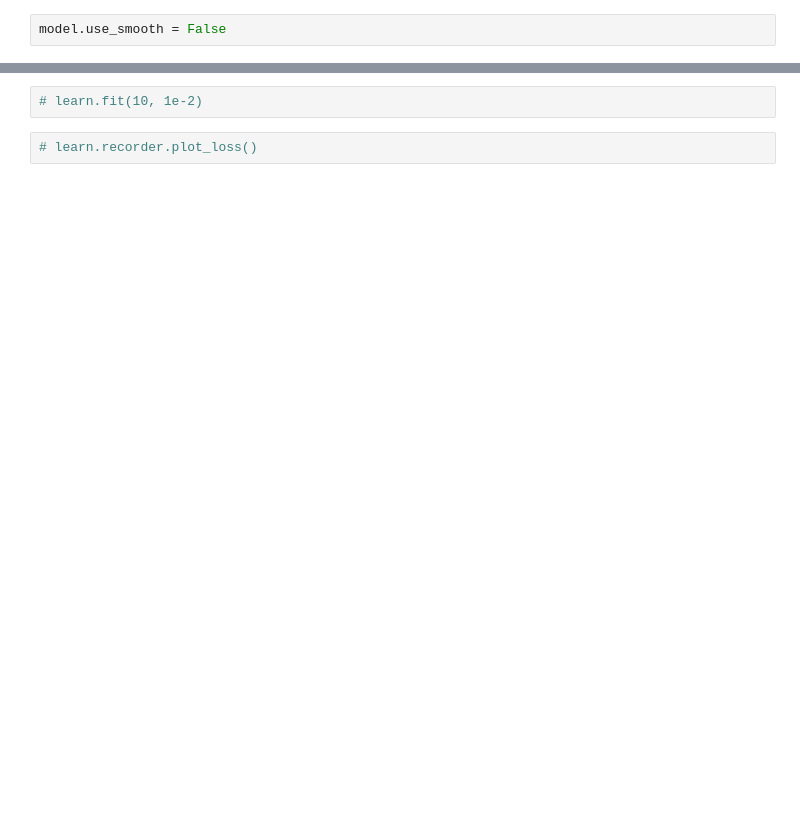
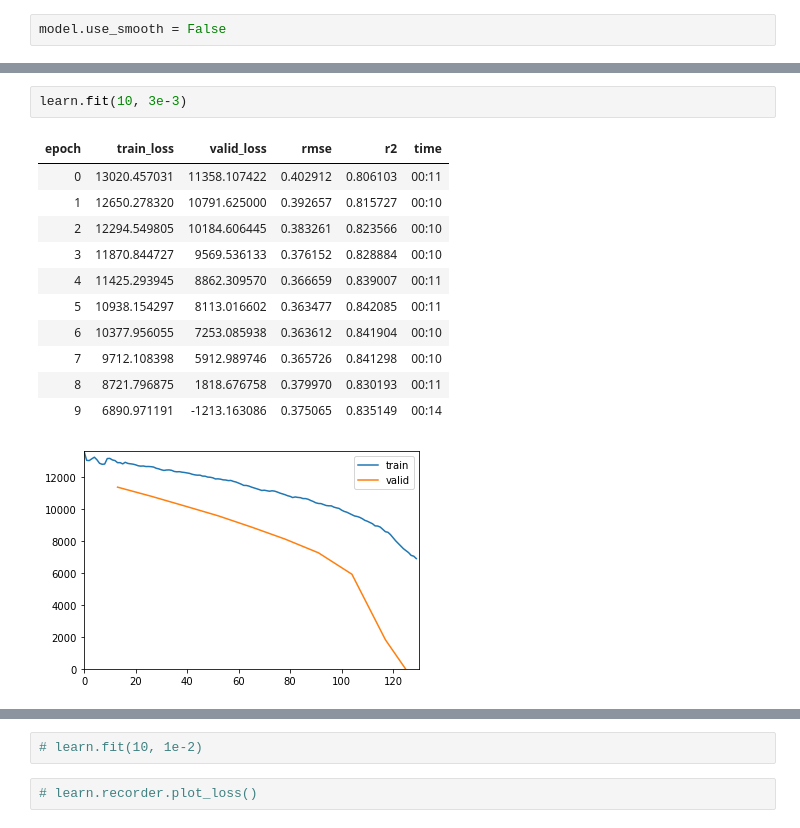
Before and after one commit to mone27/meteo_imp, a Jupyter notebook: analysis/kalman/kalman_fastai.ipynb, the cells around one changed output, grey strips where cells are left out. Drawn from its saved outputs; the diff is of its cells as text; blank space fills up the shorter version.

```diff
--- a/analysis/kalman/kalman_fastai.ipynb
+++ b/analysis/kalman/kalman_fastai.ipynb
@@ -53,0 +68,15 @@ learn.fit(20, 3e-2)
+# %%
+learn.fit(10, 3e-3)
+# %% [output]
+| epoch | train_loss | valid_loss | rmse | r2 | time |
+| 0 | 13020.457031 | 11358.107422 | 0.402912 | 0.806103 | 00:11 |
+| 1 | 12650.278320 | 10791.625000 | 0.392657 | 0.815727 | 00:10 |
+| 2 | 12294.549805 | 10184.606445 | 0.383261 | 0.823566 | 00:10 |
+| 3 | 11870.844727 | 9569.536133 | 0.376152 | 0.828884 | 00:10 |
+| 4 | 11425.293945 | 8862.309570 | 0.366659 | 0.839007 | 00:11 |
+| 5 | 10938.154297 | 8113.016602 | 0.363477 | 0.842085 | 00:11 |
+| 6 | 10377.956055 | 7253.085938 | 0.363612 | 0.841904 | 00:10 |
+| 7 | 9712.108398 | 5912.989746 | 0.365726 | 0.841298 | 00:10 |
+| 8 | 8721.796875 | 1818.676758 | 0.379970 | 0.830193 | 00:11 |
+| 9 | 6890.971191 | -1213.163086 | 0.375065 | 0.835149 | 00:14 |
+[figure, added]
```
Also changed, not shown: parts of 48 cells of this notebook, 5 other files.
